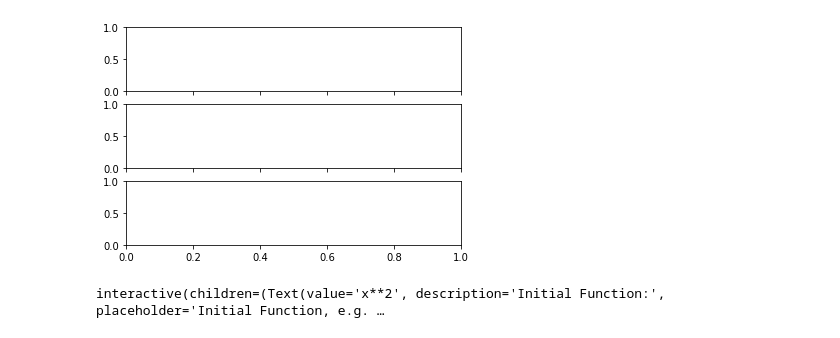
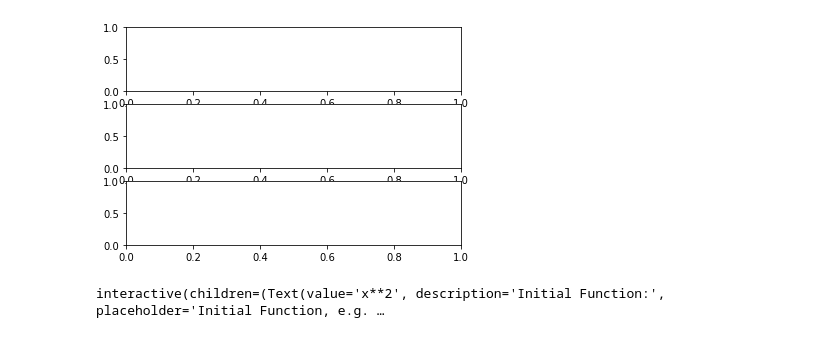
Before and after one commit to FlorianBabisch/foliation-sim, a Jupyter notebook: interactive_tangent_components.ipynb, the cells around one changed output. Cells and saved outputs as stored; diff of their text form; code cells hidden in the pictures.

```diff
--- a/interactive_tangent_components.ipynb
+++ b/interactive_tangent_components.ipynb
@@ -21,10 +22,13 @@ from sympy import *
 # SymPy symbols
 # In the following x cannot be used as a variable for anything else!
 x = Symbol('x')
-# %%
-fig, (ax1, ax2, ax3) = plt.subplots(3, sharex=True)
-# %% [output]
-[figure, removed]
+# %%
+# Global figure
+# Set sharex to False if you want to save an image of only the first axis
+# Set it to True if you want to have both plots use the same axis
+fig, (ax1, ax2, ax3) = plt.subplots(3, sharex=False)
+# %% [output]
+[figure, added]
 # %%
 def unit_tangent_vector(xValues, func, s):
     """Calculates the components of the normalized tangential vector of an
```
Also changed, not shown: parts of 2 cells of this notebook, 3 other files.
